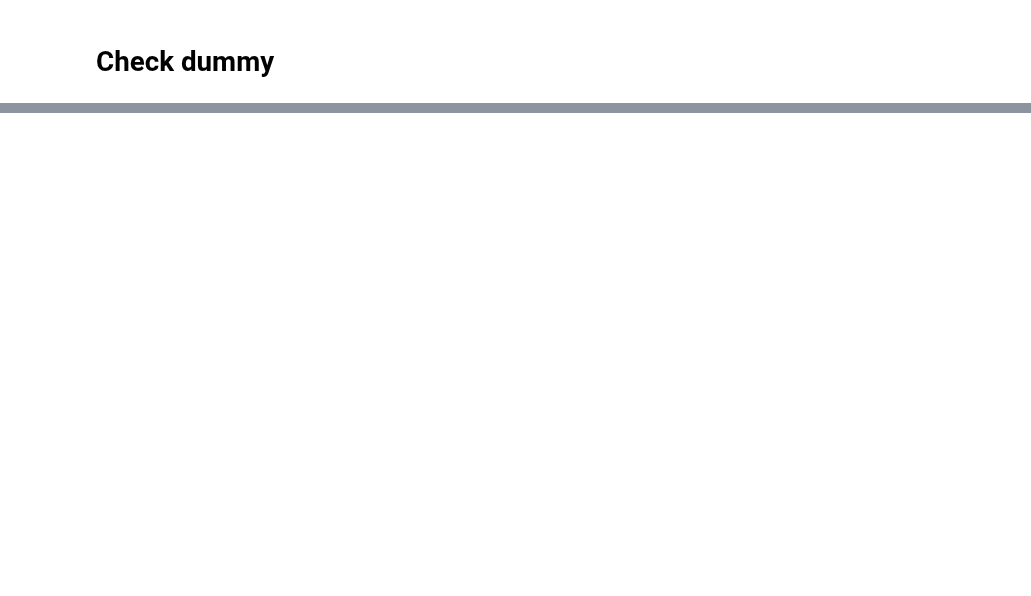
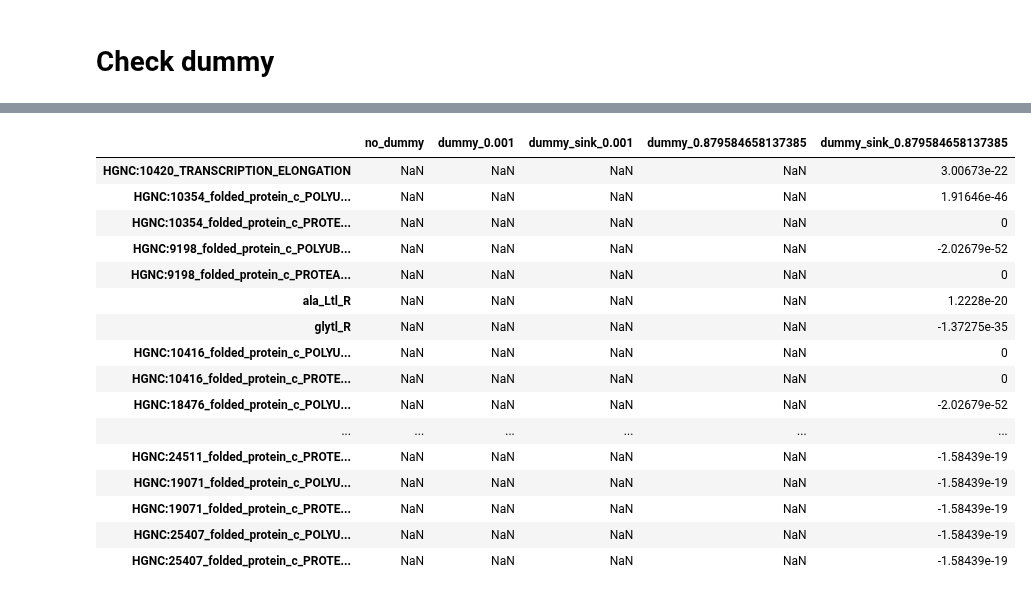
Before and after one commit to hmbaghdassarian/human_me, a Jupyter notebook: notebooks/master.ipynb, the cells around one changed output, grey strips where cells are left out. Cells and saved outputs as stored; diff of their text form; code cells hidden in the pictures; blank space fills up the shorter version.

```diff
--- a/notebooks/master.ipynb
+++ b/notebooks/master.ipynb
@@ -205,0 +219,5 @@ fail.intersect
+# %%
+r = self.reactions.get_by_id('ADNK1m')
+r_ = self.m_model.reactions.get_by_id('ADNK1m')
+machinery = [m for m,v in r.coupled_metabolites.items() if v == 'catalysis']
+machinery = machinery[0]
@@ -205,0 +456,20 @@ fail.intersect
+# %%
+r
+# %% [output]
+|  | no_dummy | dummy_0.001 | dummy_sink_0.001 | dummy_0.879584658137385 | dummy_sink_0.879584658137385 |
+| HGNC:10420_TRANSCRIPTION_ELONGATION | NaN | NaN | NaN | NaN | 3.00673e-22 |
+| HGNC:10354_folded_protein_c_POLYU... | NaN | NaN | NaN | NaN | 1.91646e-46 |
+| HGNC:10354_folded_protein_c_PROTE... | NaN | NaN | NaN | NaN | 0 |
+| HGNC:9198_folded_protein_c_POLYUB... | NaN | NaN | NaN | NaN | -2.02679e-52 |
+| HGNC:9198_folded_protein_c_PROTEA... | NaN | NaN | NaN | NaN | 0 |
+| ala_Ltl_R | NaN | NaN | NaN | NaN | 1.2228e-20 |
+| glytl_R | NaN | NaN | NaN | NaN | -1.37275e-35 |
+| HGNC:10416_folded_protein_c_POLYU... | NaN | NaN | NaN | NaN | 0 |
+| HGNC:10416_folded_protein_c_PROTE... | NaN | NaN | NaN | NaN | 0 |
+| HGNC:18476_folded_protein_c_POLYU... | NaN | NaN | NaN | NaN | -2.02679e-52 |
+| ... | ... | ... | ... | ... | ... |
+| HGNC:24511_folded_protein_c_PROTE... | NaN | NaN | NaN | NaN | -1.58439e-19 |
+| HGNC:19071_folded_protein_c_POLYU... | NaN | NaN | NaN | NaN | -1.58439e-19 |
+| HGNC:19071_folded_protein_c_PROTE... | NaN | NaN | NaN | NaN | -1.58439e-19 |
+| HGNC:25407_folded_protein_c_POLYU... | NaN | NaN | NaN | NaN | -1.58439e-19 |
+| HGNC:25407_folded_protein_c_PROTE... | NaN | NaN | NaN | NaN | -1.58439e-19 |
```
Also changed, not shown: parts of 61 cells of this notebook, 6 other files.
